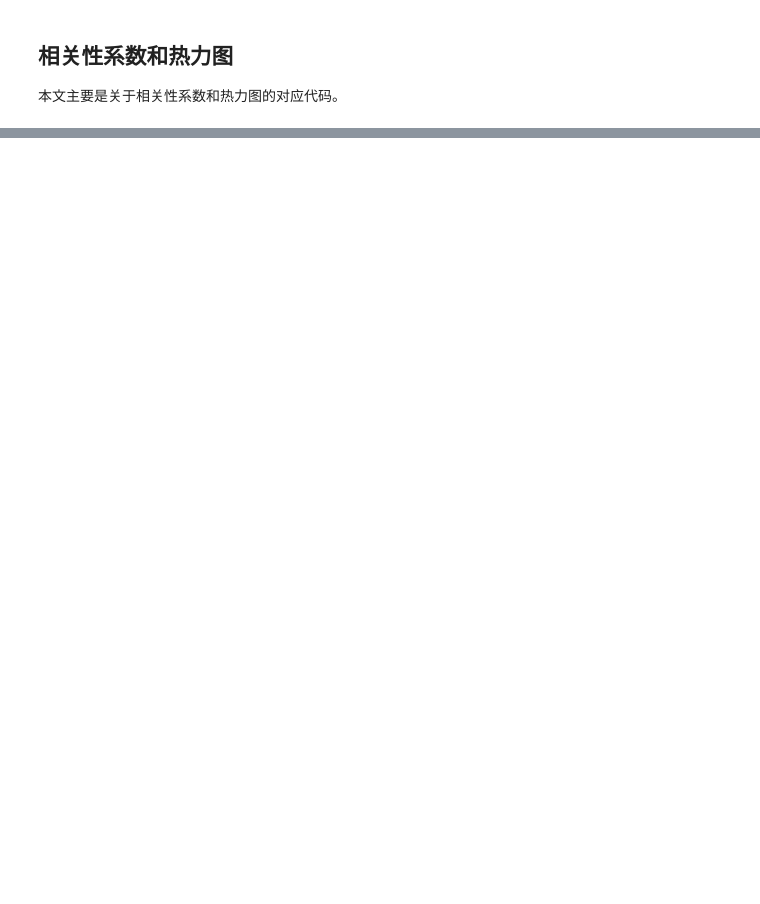
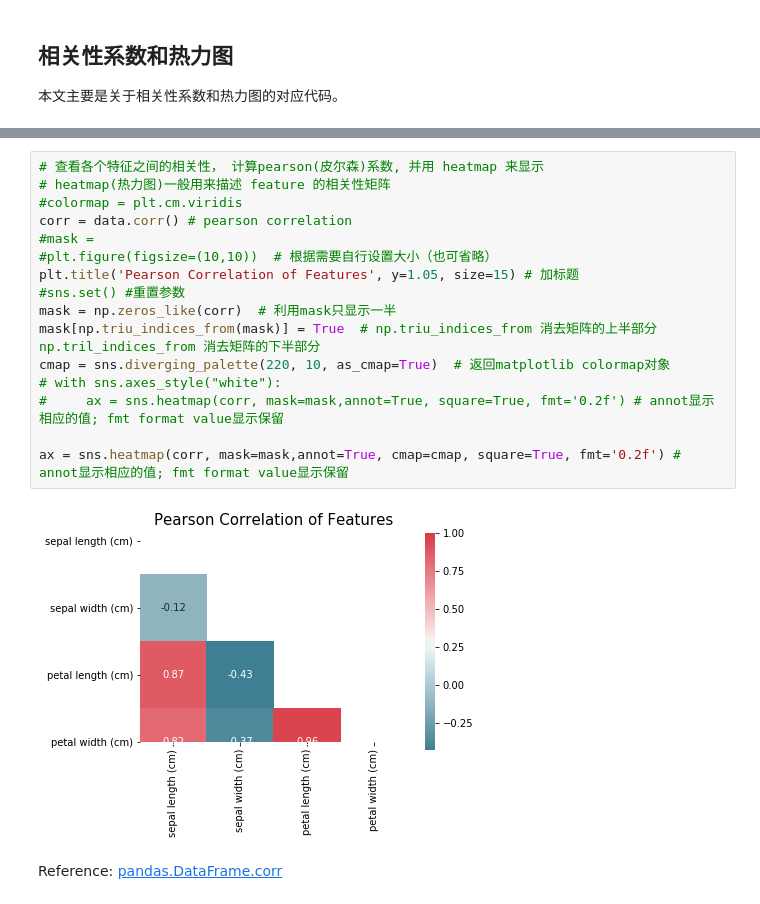
Before and after one commit to WayneMao/Machine_Learning, a Jupyter notebook: Heatmap/相关性系数和热力图.ipynb, the cells around one changed output, grey strips where cells are left out. Saved outputs shown, nothing was run; the diff lists cells and outputs as text; blank space fills up the shorter version.

```diff
--- a/Heatmap/相关性系数和热力图.ipynb
+++ b/Heatmap/相关性系数和热力图.ipynb
@@ -72,0 +31,21 @@ Automatically created module for IPython interactive environment
+# %%
+# 查看各个特征之间的相关性， 计算pearson(皮尔森)系数, 并用 heatmap 来显示
+# heatmap(热力图)一般用来描述 feature 的相关性矩阵
+#colormap = plt.cm.viridis
+corr = data.corr() # pearson correlation
+#mask =
+#plt.figure(figsize=(10,10))  # 根据需要自行设置大小（也可省略）
+plt.title('Pearson Correlation of Features', y=1.05, size=15) # 加标题
+#sns.set() #重置参数
+mask = np.zeros_like(corr)  # 利用mask只显示一半
+mask[np.triu_indices_from(mask)] = True  # np.triu_indices_from 消去矩阵的上半部分  np.tril_indices_from 消去矩阵的下半部分
+cmap = sns.diverging_palette(220, 10, as_cmap=True)  # 返回matplotlib colormap对象
+# with sns.axes_style("white"):
+#     ax = sns.heatmap(corr, mask=mask,annot=True, square=True, fmt='0.2f') # annot显示相应的值; fmt format value显示保留
+
+ax = sns.heatmap(corr, mask=mask,annot=True, cmap=cmap, square=True, fmt='0.2f') # annot显示相应的值; fmt format value显示保留
+# %% [output]
+[figure, added]
+# %% [markdown]
+Reference:
+[pandas.DataFrame.corr](https://pandas.pydata.org/pandas-docs/stable/reference/api/pandas.DataFrame.corr.html)
```
Also changed, not shown: parts of 5 cells of this notebook.
